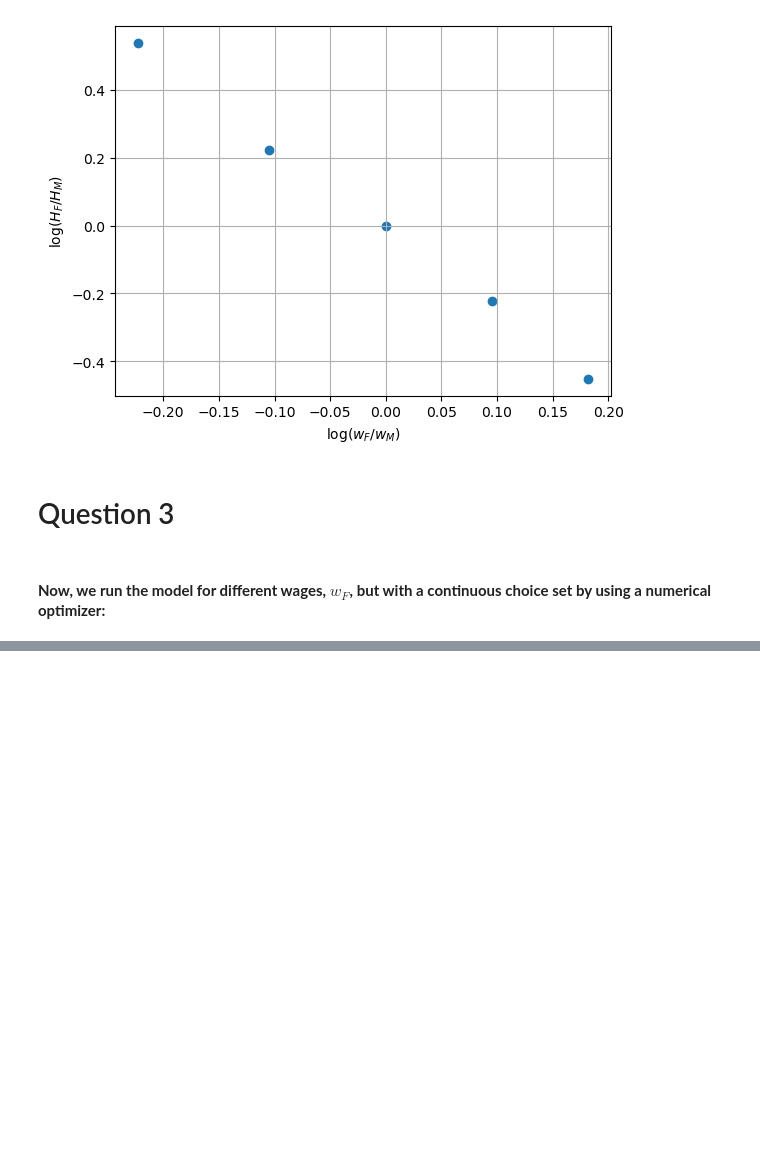
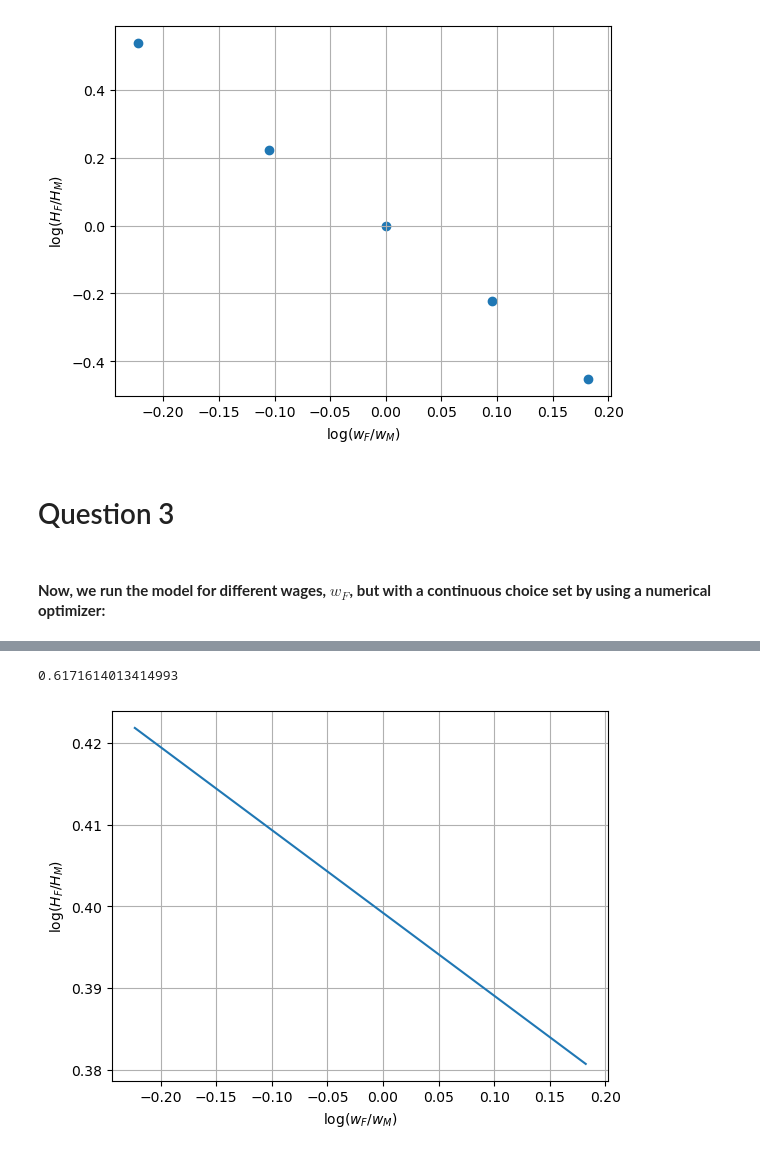
Before and after one commit to NumEconCopenhagen/projects-2023-andreas, a Jupyter notebook: inauguralproject/inauguralproject.ipynb, the cells around one changed output, grey strips where cells are left out. Drawn from its saved outputs; the diff is of its cells as text; code cells hidden in the pictures; blank space fills up the shorter version.

```diff
--- a/inauguralproject/inauguralproject.ipynb
+++ b/inauguralproject/inauguralproject.ipynb
@@ -141,0 +361,6 @@ ADD CONCISE CONLUSION.
+# %%
+model.__init__()
+
+model.par.wM = 5.0
+
+model.estimate()
@@ -141,0 +407,10 @@ ADD CONCISE CONLUSION.
+# %%
+model.par.alpha
+model.par.sigma
+# %% [output]
+0.6171614013414993
+# %%
+# plot the solutions for different wages
+model.plot_multi_par(log_wages,y_function=lambda y: np.log(y),x_lab=r'$\log(w_F/w_M)$',y_lab=r'$\log(H_F/H_M)$',show_reg=True)
+# %% [output]
+[figure, added]
```
Also changed, not shown: parts of 15 cells of this notebook, 1 other file.
